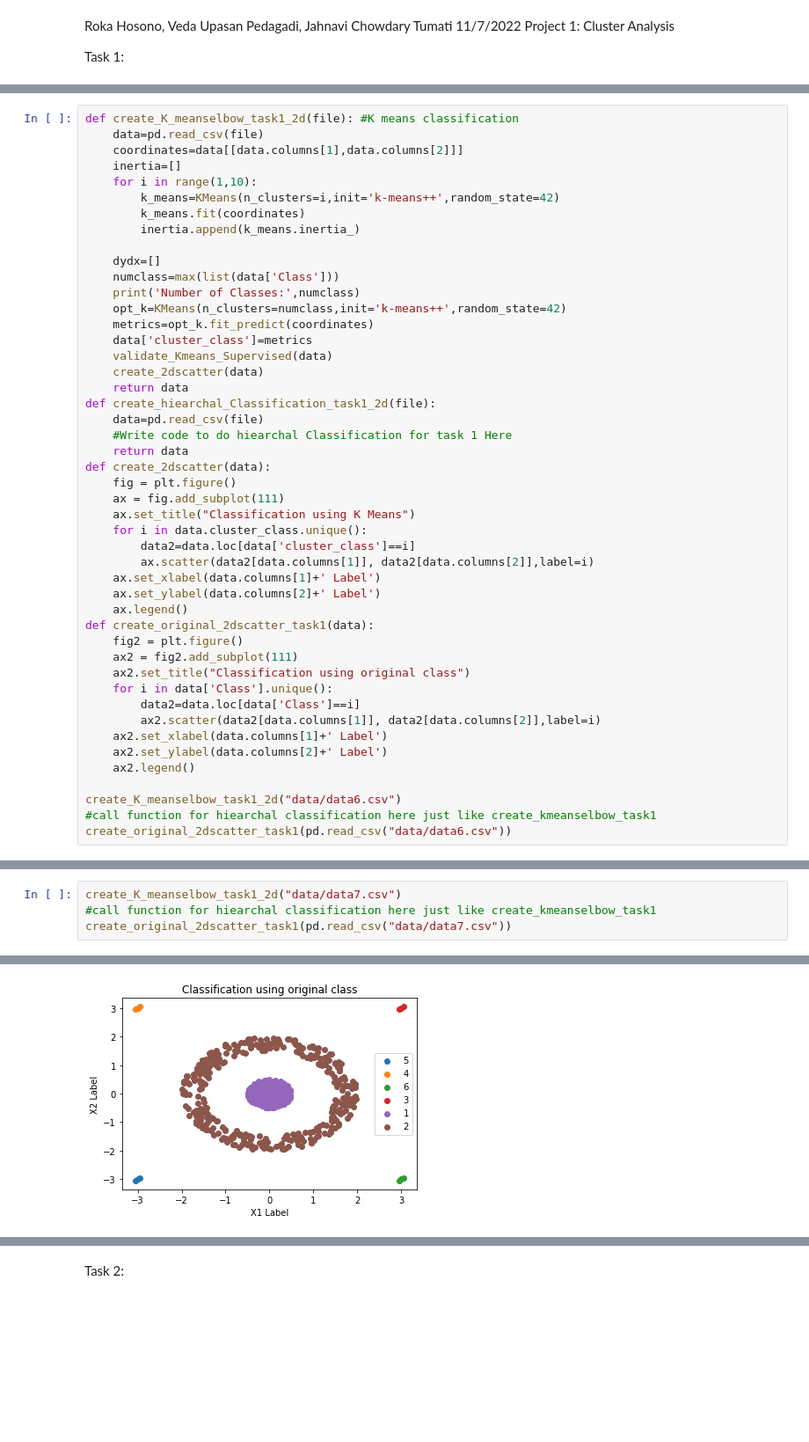
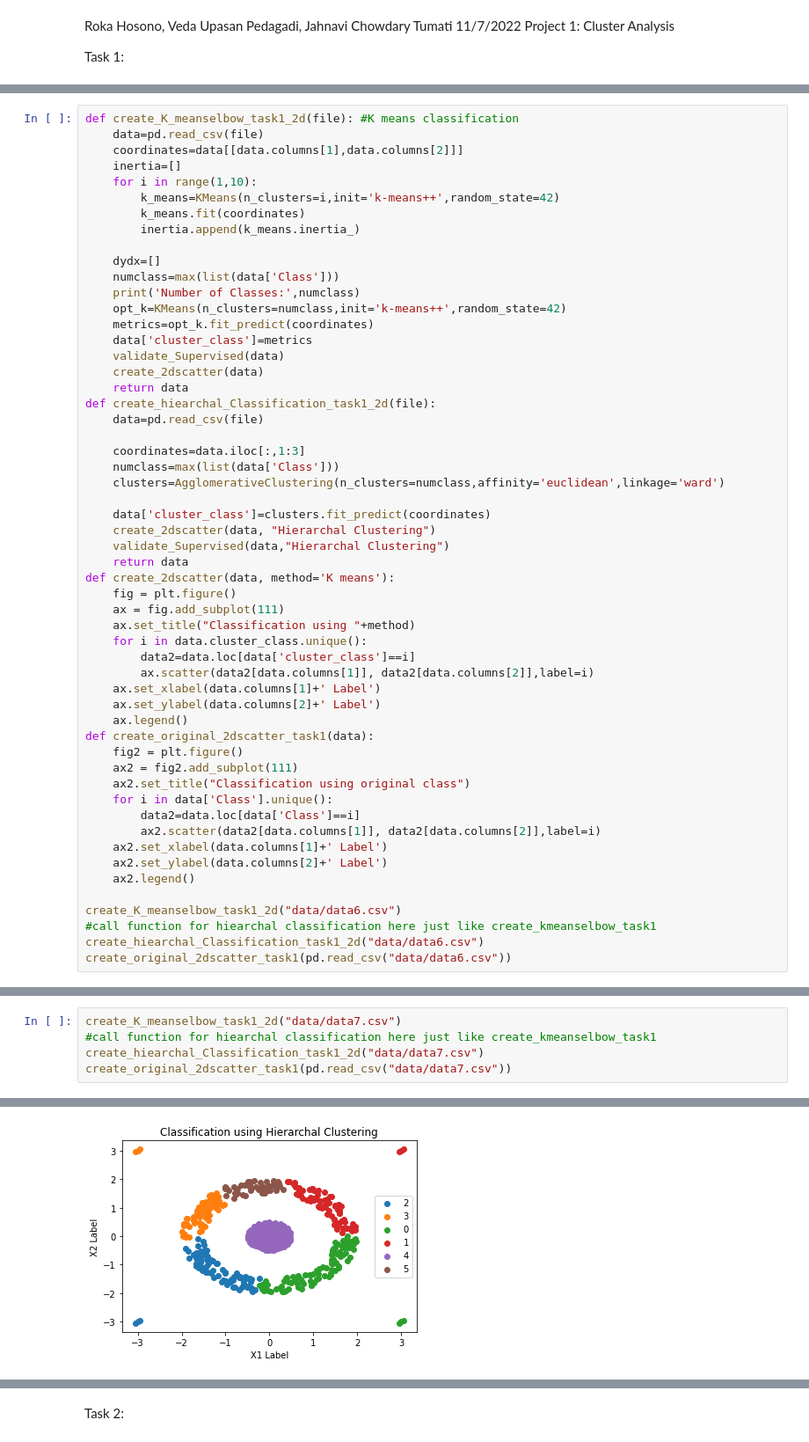
Before and after one commit to glazedonut/IEClusteingAnalysisProject, a Jupyter notebook: report.ipynb, the cells around one changed output, grey strips where cells are left out. Shown at 88% size. Drawn from its saved outputs; the diff is of its cells as text; blank space fills up the shorter version.

```diff
--- a/report.ipynb
+++ b/report.ipynb
@@ -151,17 +169,24 @@ def create_K_meanselbow_task1_2d(file): #K means classification
     opt_k=KMeans(n_clusters=numclass,init='k-means++',random_state=42)
     metrics=opt_k.fit_predict(coordinates)
     data['cluster_class']=metrics
-    validate_Kmeans_Supervised(data)
+    validate_Supervised(data)
     create_2dscatter(data)
     return data
 def create_hiearchal_Classification_task1_2d(file):
     data=pd.read_csv(file)
-    #Write code to do hiearchal Classification for task 1 Here
+
+    coordinates=data.iloc[:,1:3]
+    numclass=max(list(data['Class']))
+    clusters=AgglomerativeClustering(n_clusters=numclass,affinity='euclidean',linkage='ward')
+
+    data['cluster_class']=clusters.fit_predict(coordinates)
+    create_2dscatter(data, "Hierarchal Clustering")
+    validate_Supervised(data,"Hierarchal Clustering")
     return data
-def create_2dscatter(data):
+def create_2dscatter(data, method='K means'):
     fig = plt.figure()
     ax = fig.add_subplot(111)
-    ax.set_title("Classification using K Means")
+    ax.set_title("Classification using "+method)
     for i in data.cluster_class.unique():
         data2=data.loc[data['cluster_class']==i]
         ax.scatter(data2[data.columns[1]], data2[data.columns[2]],label=i)
@@ -181,6 +206,7 @@ def create_original_2dscatter_task1(data):
 
 create_K_meanselbow_task1_2d("data/data6.csv")
 #call function for hiearchal classification here just like create_kmeanselbow_task1
+create_hiearchal_Classification_task1_2d("data/data6.csv")
 create_original_2dscatter_task1(pd.read_csv("data/data6.csv"))
 # %% [output]
 Number of Classes: 2
@@ -193,6 +224,7 @@ Fowlkes Mallows Score: 0.9076346454086384
 # %%
 create_K_meanselbow_task1_2d("data/data7.csv")
 #call function for hiearchal classification here just like create_kmeanselbow_task1
+create_hiearchal_Classification_task1_2d("data/data7.csv")
 create_original_2dscatter_task1(pd.read_csv("data/data7.csv"))
 # %% [output]
 Number of Classes: 6
@@ -203,2 +239,2 @@ Fowlkes Mallows Score: 0.7927128692157276
 [figure]
-[figure, old version]
+[figure, new version]
```
Also changed, not shown: parts of 8 cells of this notebook.
